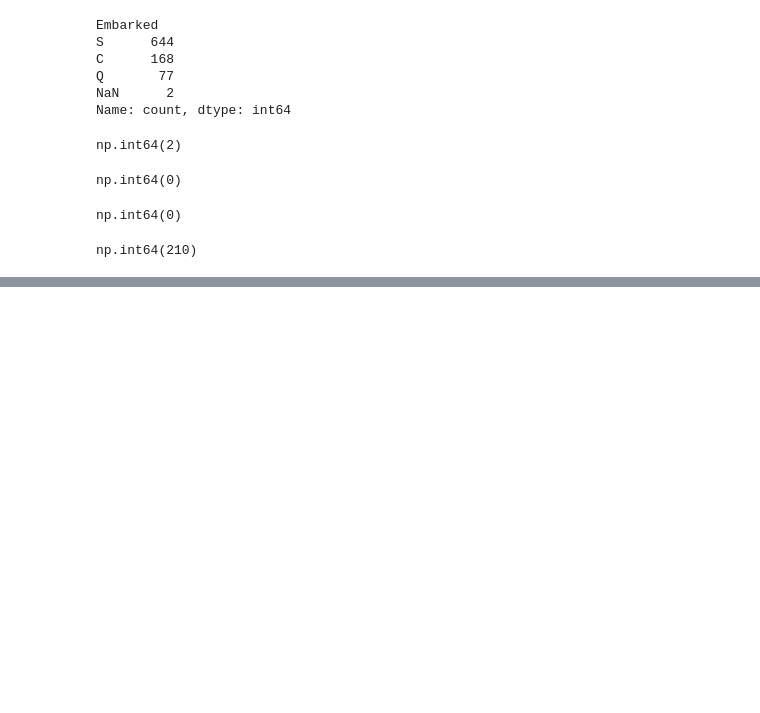
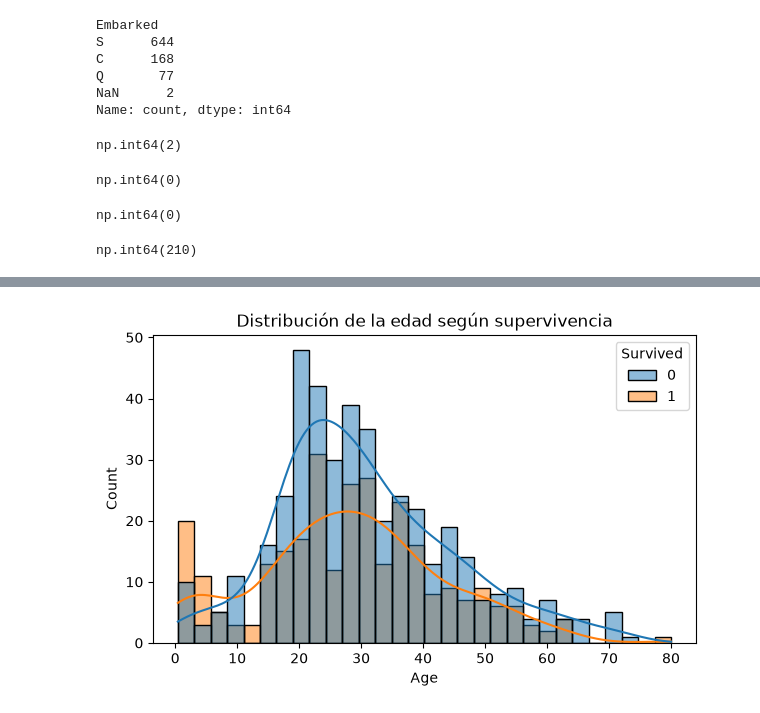
Before and after one commit to Lizeth2325/Proyecto_progra, a Jupyter notebook: cuadernos/exploracion_Lizeth.ipynb, the cells around one changed output, grey strips where cells are left out. Cells and saved outputs as stored; diff of their text form; code cells hidden in the pictures; blank space fills up the shorter version.

```diff
--- a/cuadernos/exploracion_Lizeth.ipynb
+++ b/cuadernos/exploracion_Lizeth.ipynb
@@ -50,0 +103,7 @@ np.int64(210)
+# %%
+plt.figure(figsize=(7, 4))
+sns.histplot(data=df, x="Age", hue="Survived", bins=30, kde=True)
+plt.title("Distribución de la edad según supervivencia")
+plt.show()
+# %% [output]
+[figure, added]
```
Also changed, not shown: parts of 11 cells of this notebook.
